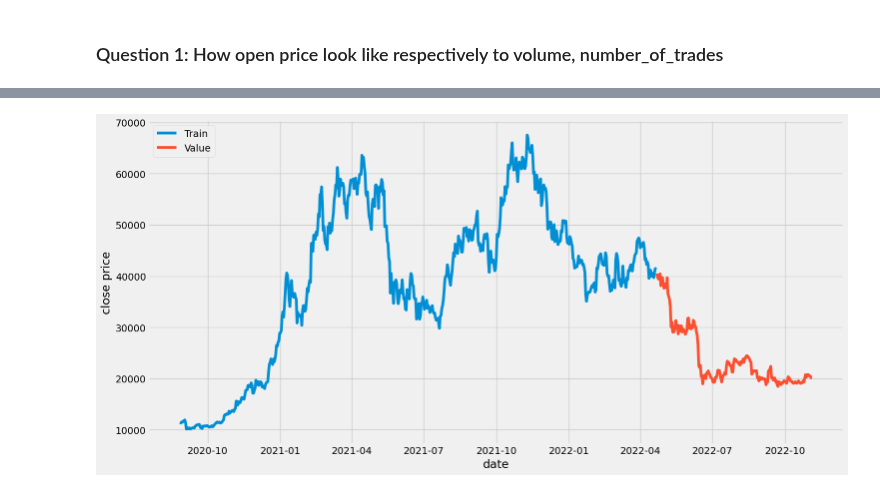
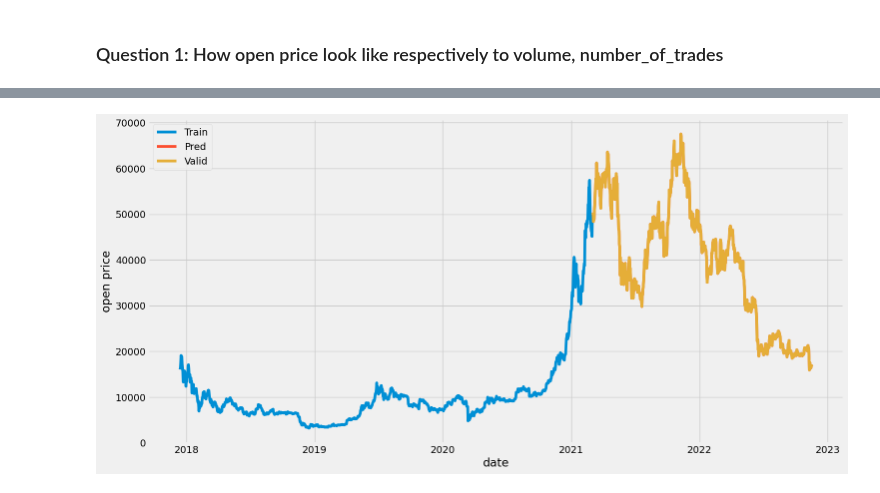
Before and after one commit to nhatruong1009/CryptoPrediction, a Jupyter notebook: src/btc_predict.ipynb, the cells around one changed output, grey strips where cells are left out. Saved outputs shown, nothing was run; the diff lists cells and outputs as text; code cells hidden in the pictures.

Commit message:
CM-3 | Use LSTM Model to predict the price

```diff
--- a/src/btc_predict.ipynb
+++ b/src/btc_predict.ipynb
@@ -57,3 +26,5 @@ for symbol in ["BTCUSDT"]:
+# %%
+df = df.sort(df["open_time"].asc())
 # %%
 from pyspark.sql.functions import to_date,from_unixtime
 from pyspark.sql.types import DateType,FloatType,IntegerType
@@ -109,18 +81,17 @@ only showing top 20 rows
 # import column transformer and one hot encoder
 from pyspark.ml.feature import VectorAssembler,MinMaxScaler,StandardScaler
 
-selected = selected.select(['volume', 'number_of_trades', 'close', 'close_time']) \
+selected = selected.select(['volume', 'number_of_trades', 'open', 'open_time']) \
     .withColumn('volume', selected['volume'].cast(FloatType())) \
     .withColumn('number_of_trades', selected['number_of_trades'].cast(IntegerType())) \
-    .withColumn('close', selected['close'].cast(FloatType()))
+    .withColumn('open', selected['open'].cast(FloatType()))
 
-assembler = VectorAssembler(inputCols=['close'],outputCol='price')
+assembler = VectorAssembler(inputCols=['open','number_of_trades','volume'],outputCol='price')
 output = assembler.transform(selected)
 
 stdScaler = StandardScaler(inputCol='price',outputCol='scaled_price',withMean=True)
 
 stdScaler = stdScaler.fit(output)
 data = stdScaler.transform(output)
-data = data.select(['scaled_price'])
 data.show()
 # %% [output]
@@ -148,7 +116,12 @@ array(DataFrame[scaled_price: vector], dtype=object)
+# %%
+import numpy as np
+
+train_data = data[data["open_time"] <= 1614758808]
+test_data = data[data["open_time"] > 1614758808]
 # %%
 from pyspark.ml.regression import LinearRegression
 
-regression = LinearRegression(featuresCol='transaction_factor',labelCol='close')
+regression = LinearRegression(featuresCol='scaled_price',labelCol='open')
 regression = regression.fit(train_data)
 
 pred_values = regression.evaluate(test_data)
@@ -183,23 +156,32 @@ pred_values.predictions.show()
 only showing top 20 rows
 # %%
 pddf = train_data.toPandas()
-pddf['close_time'] = pddf['close_time'].apply(lambda time: datetime.fromtimestamp(time/1000))
-pddf['close'] = pddf['close'].apply(lambda price: float(price))
-pddf = pddf.set_index('close_time')
+pddf['open_time'] = pddf['open_time'].apply(lambda time: datetime.fromtimestamp(time))
+pddf['open'] = pddf['open'].apply(lambda price: float(price))
+pddf = pddf.set_index('open_time')
 
 plt.figure(figsize=(16,8))
-plt.plot(pddf['close'])
-plt.ylabel('close price')
+plt.plot(pddf['open'])
+plt.ylabel('open price')
 plt.xlabel('date')
 
 pddf = pred_values.predictions.toPandas()
-pddf['close_time'] = pddf['close_time'].apply(lambda time: datetime.fromtimestamp(time/1000))
-pddf['close'] = pddf['close'].apply(lambda price: float(price))
-pddf = pddf.set_index('close_time')
+pddf['open_time'] = pddf['open_time'].apply(lambda time: datetime.fromtimestamp(time))
+pddf['open'] = pddf['open'].apply(lambda price: float(price))
+pddf = pddf.set_index('open_time')
 
-plt.plot(pddf['close'])
+plt.plot(pddf['open'])
+
+
+pddf = test_data.toPandas()
+pddf['open_time'] = pddf['open_time'].apply(lambda time: datetime.fromtimestamp(time))
+pddf['open'] = pddf['open'].apply(lambda price: float(price))
+pddf = pddf.set_index('open_time')
+
+plt.plot(pddf['open'])
+
 # plt.plot(pddf['prediction'])
-plt.legend(['Train', 'Value', 'Pred'],loc='upper left')
+plt.legend(['Train', 'Pred', 'Valid'],loc='upper left')
 plt.show()
 # %% [output]
-[figure, old version]
+[figure, new version]
```
Also changed, not shown: parts of 21 cells of this notebook, 2 other files.
